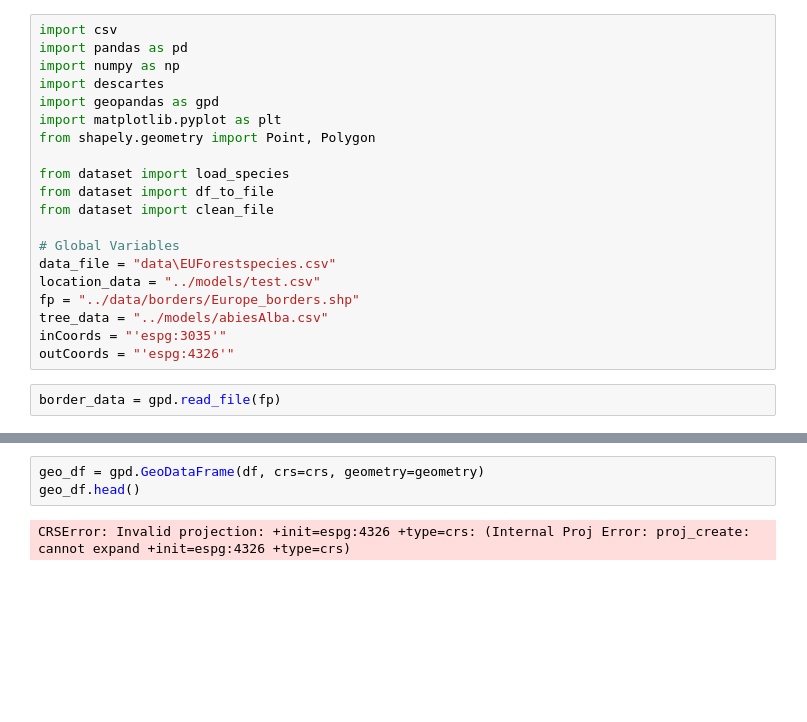
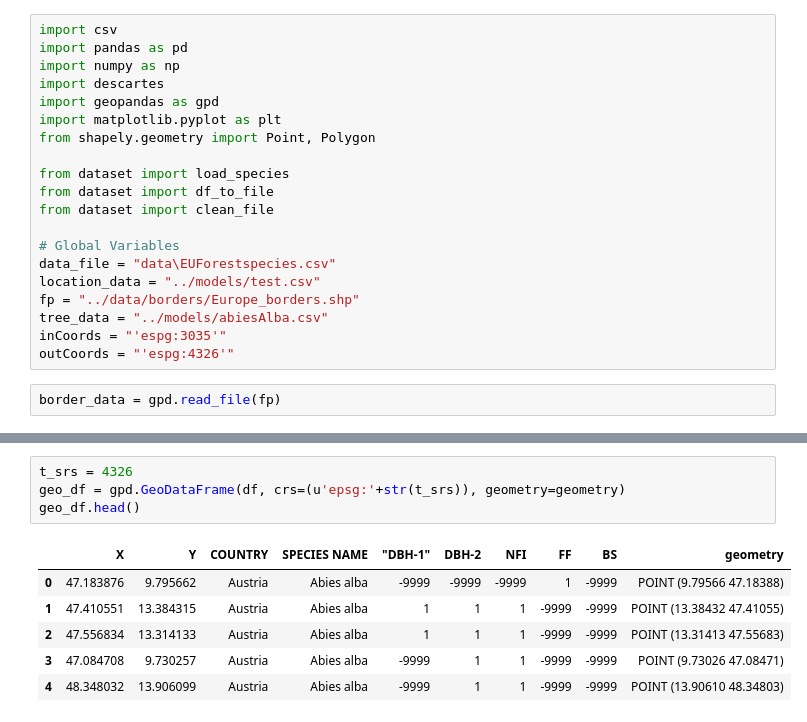
Before and after one commit to Andrewnar/Canopy-Spatial-Patterns, a Jupyter notebook: code/generateModel.ipynb, the cells around one changed output, grey strips where cells are left out. Saved outputs shown, nothing was run; the diff lists cells and outputs as text; blank space fills up the shorter version.

```diff
--- a/code/generateModel.ipynb
+++ b/code/generateModel.ipynb
@@ -45,8 +45,14 @@ geometry[:3]
  <shapely.geometry.point.Point at 0x...>,
  <shapely.geometry.point.Point at 0x...>]
 # %%
-geo_df = gpd.GeoDataFrame(df, crs=crs, geometry=geometry)
+t_srs = 4326
+geo_df = gpd.GeoDataFrame(df, crs=(u'epsg:'+str(t_srs)), geometry=geometry)
 geo_df.head()
 # %% [output]
-CRSError: Invalid projection: +init=espg:4326 +type=crs: (Internal Proj Error: proj_create: cannot expand +init=espg:4326 +type=crs)
+|  | X | Y | COUNTRY | SPECIES NAME | "DBH-1" | DBH-2 | NFI | FF | BS | geometry |
+| 0 | 47.183876 | 9.795662 | Austria | Abies alba | -9999 | -9999 | -9999 | 1 | -9999 | POINT (9.79566 47.18388) |
+| 1 | 47.410551 | 13.384315 | Austria | Abies alba | 1 | 1 | 1 | -9999 | -9999 | POINT (13.38432 47.41055) |
+| 2 | 47.556834 | 13.314133 | Austria | Abies alba | 1 | 1 | 1 | -9999 | -9999 | POINT (13.31413 47.55683) |
+| 3 | 47.084708 | 9.730257 | Austria | Abies alba | -9999 | 1 | 1 | -9999 | -9999 | POINT (9.73026 47.08471) |
+| 4 | 48.348032 | 13.906099 | Austria | Abies alba | -9999 | 1 | 1 | -9999 | -9999 | POINT (13.90610 48.34803) |
 # %%
```
Also changed, not shown: parts of 4 cells of this notebook.
